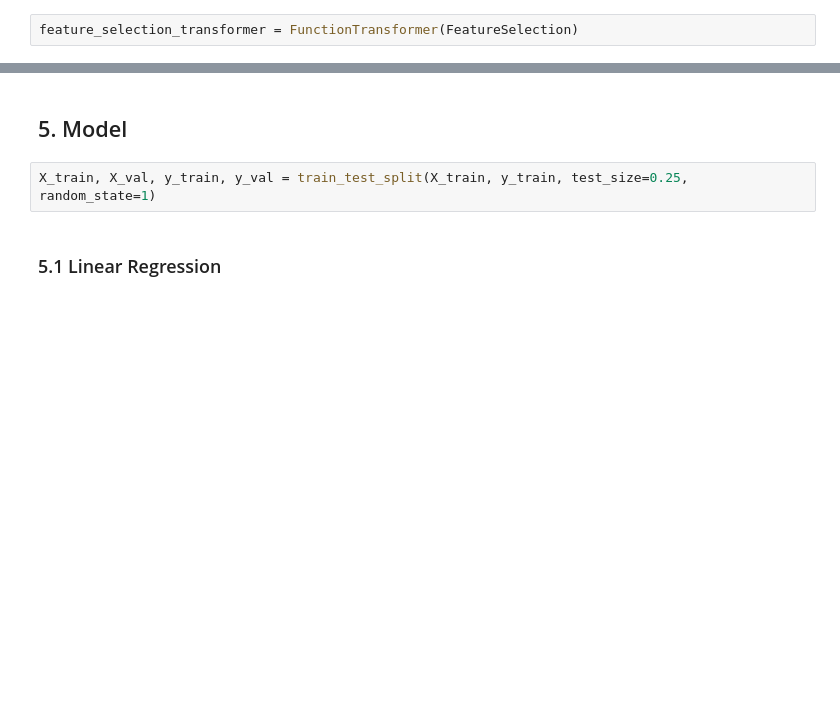
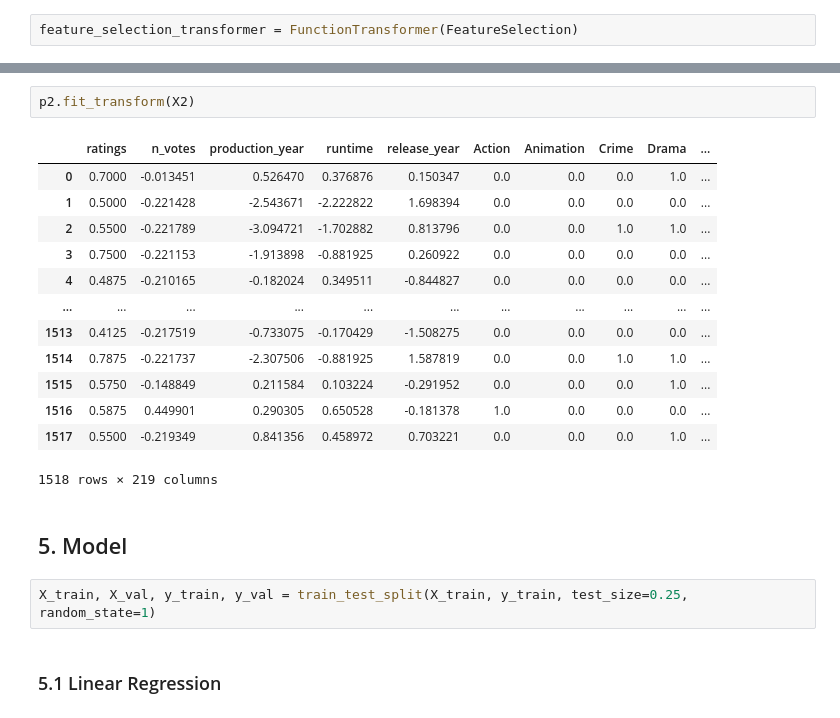
Before and after one commit to Siqi-Hu/LELEC2870-project, a Jupyter notebook: scripts/feastureSelection_3.ipynb, the cells around one changed output, grey strips where cells are left out. Drawn from its saved outputs; the diff is of its cells as text; blank space fills up the shorter version.

```diff
--- a/scripts/feastureSelection_3.ipynb
+++ b/scripts/feastureSelection_3.ipynb
@@ -235,3 +245,19 @@ p2.fit_transform(X1)
+# %%
+p2.fit_transform(X2)
+# %% [output]
+|  | ratings | n_votes | production_year | runtime | release_year | Action | Animation | Crime | Drama | ... |
+| 0 | 0.7000 | -0.013451 | 0.526470 | 0.376876 | 0.150347 | 0.0 | 0.0 | 0.0 | 1.0 | ... |
+| 1 | 0.5000 | -0.221428 | -2.543671 | -2.222822 | 1.698394 | 0.0 | 0.0 | 0.0 | 0.0 | ... |
+| 2 | 0.5500 | -0.221789 | -3.094721 | -1.702882 | 0.813796 | 0.0 | 0.0 | 1.0 | 1.0 | ... |
+| 3 | 0.7500 | -0.221153 | -1.913898 | -0.881925 | 0.260922 | 0.0 | 0.0 | 0.0 | 0.0 | ... |
+| 4 | 0.4875 | -0.210165 | -0.182024 | 0.349511 | -0.844827 | 0.0 | 0.0 | 0.0 | 0.0 | ... |
+| ... | ... | ... | ... | ... | ... | ... | ... | ... | ... | ... |
+| 1513 | 0.4125 | -0.217519 | -0.733075 | -0.170429 | -1.508275 | 0.0 | 0.0 | 0.0 | 0.0 | ... |
+| 1514 | 0.7875 | -0.221737 | -2.307506 | -0.881925 | 1.587819 | 0.0 | 0.0 | 1.0 | 1.0 | ... |
+| 1515 | 0.5750 | -0.148849 | 0.211584 | 0.103224 | -0.291952 | 0.0 | 0.0 | 0.0 | 1.0 | ... |
+| 1516 | 0.5875 | 0.449901 | 0.290305 | 0.650528 | -0.181378 | 1.0 | 0.0 | 0.0 | 0.0 | ... |
+| 1517 | 0.5500 | -0.219349 | 0.841356 | 0.458972 | 0.703221 | 0.0 | 0.0 | 0.0 | 1.0 | ... |
+1518 rows × 219 columns
 # %% [markdown]
 ## 5. Model
 # %%
```
Also changed, not shown: parts of 5 cells of this notebook, 1 other file.
